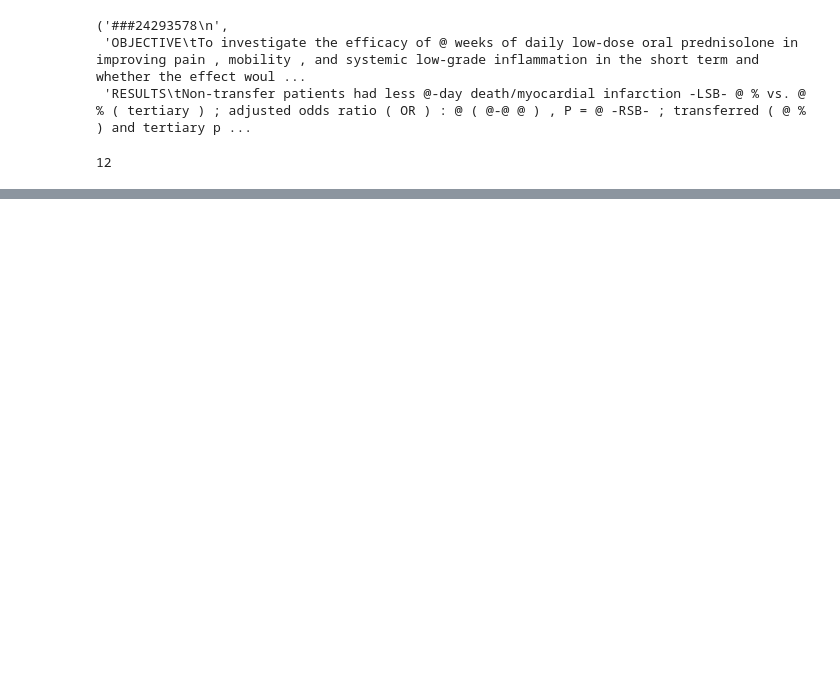
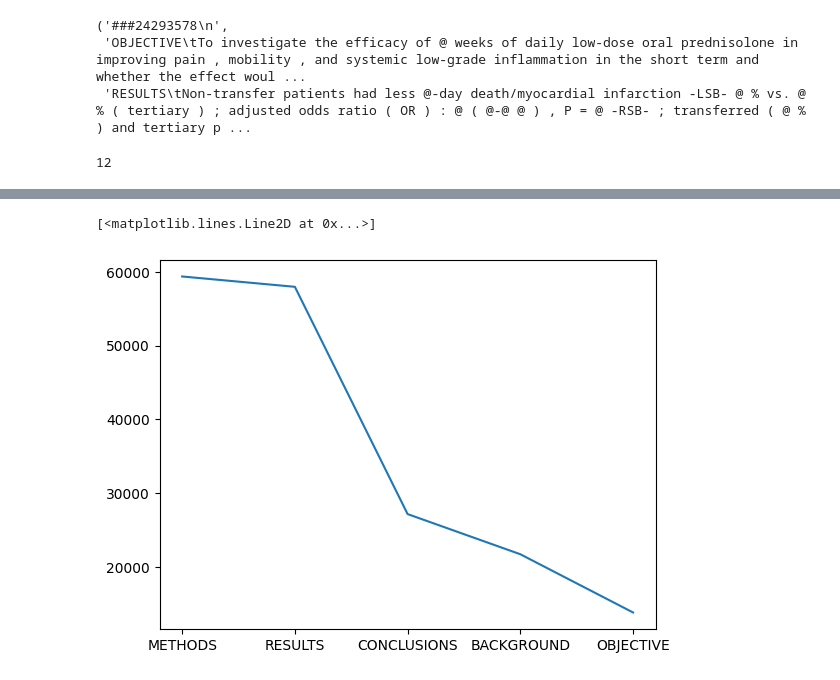
Before and after one commit to mogesTesema/Machine-Learning-Mastery-With-TensorFlow, a Jupyter notebook: NLP/SkimLit milestone project.ipynb, the cells around one changed output, grey strips where cells are left out. Cells and saved outputs as stored; diff of their text form; code cells hidden in the pictures; blank space fills up the shorter version.

Commit message:
Kaggle Notebook | SkimLit milestone project | Version 2 | Visualize data with pandas to become one with data

```diff
--- a/NLP/SkimLit milestone project.ipynb
+++ b/NLP/SkimLit milestone project.ipynb
@@ -89,7 +89,7 @@ def preprocess_text_with_line_numbers(filename):
     abstract_lines = ""
     abstract_samples = []
     for line in input_lines:
-        if line.sartswith("###"):
+        if line.startswith("###"):
             abstract_id = line
             abstract_lines = ""
         elif line.isspace():
@@ -99,8 +99,12 @@ def preprocess_text_with_line_numbers(filename):
                 target_text_split = abstract_line.split("\t")
                 line_data["target"] = target_text_split[0]
                 line_data["text"] = target_text_split[1]
-                line_data["line_number"] = abstruct_line_number
+                line_data["line_number"] = abstract_line_number
                 line_data["total_lines"] = len(abstract_line_split) - 1
-                abstract_sample.append(line_data)
+                abstract_samples.append(line_data)
         else:
             abstract_lines += line
+    return abstract_samples
+# %%
+train_data = preprocess_text_with_line_numbers(data_dir + "train.txt")
+train_data[:15]
@@ -106,0 +129,5 @@ def preprocess_text_with_line_numbers(filename):
+# %%
+# turn data into DataFrame for more visualize
+import pandas as pd
+train_data_df = pd.DataFrame(train_data)
+train_data_df.head(14)
@@ -106,0 +178,5 @@ def preprocess_text_with_line_numbers(filename):
+# %%
+plt.plot(train_data_df.target.value_counts())
+# %% [output]
+[<matplotlib.lines.Line2D at 0x...>]
+[figure, added]
```
Also changed, not shown: parts of 9 cells of this notebook.
